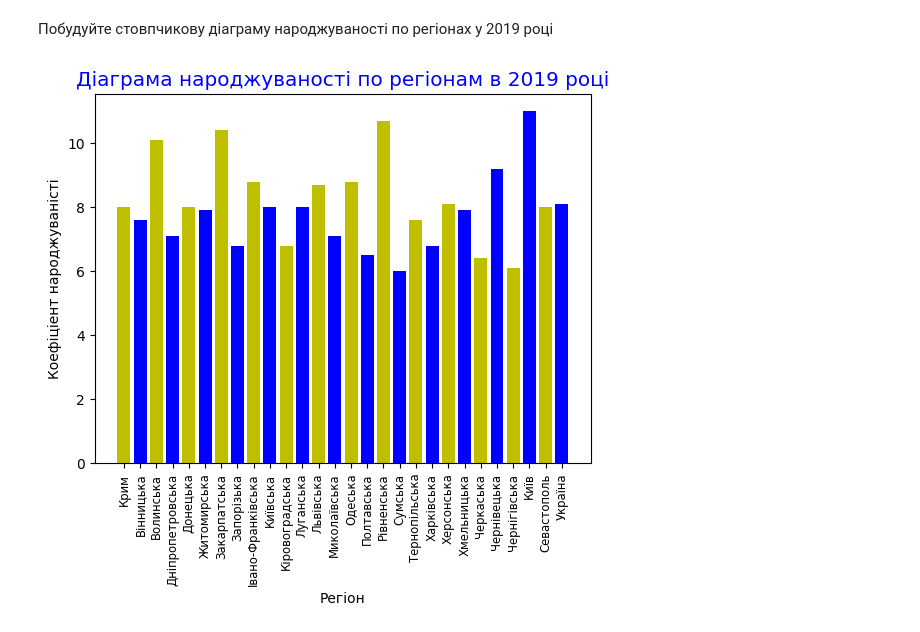
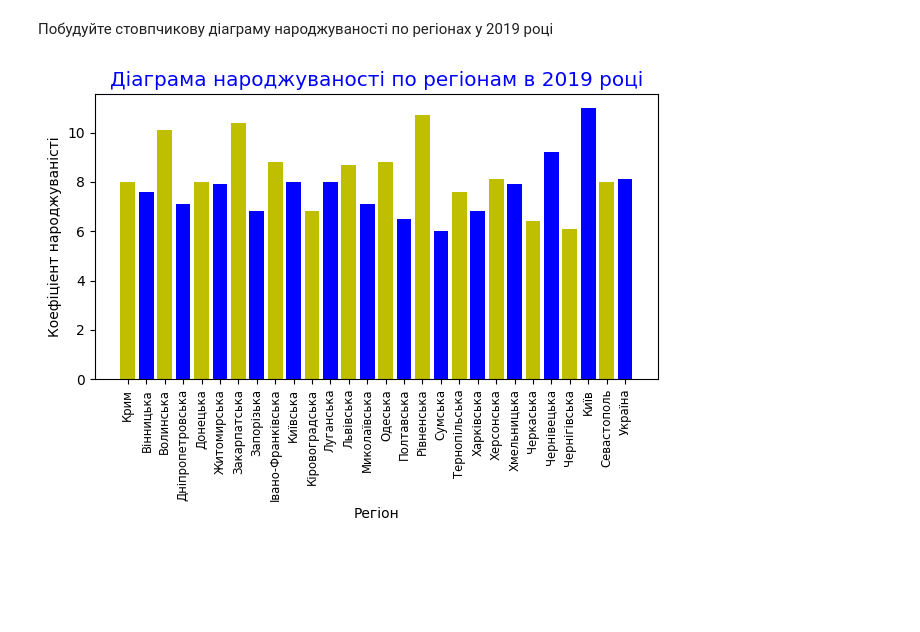
Before and after one commit to anton-akulenko/HW02-DS, a Jupyter notebook: DS_HW02_01.ipynb, the cells around one changed output. Saved outputs shown, nothing was run; the diff lists cells and outputs as text; code cells hidden in the pictures; blank space fills up the shorter version.

Commit message:
add charts

```diff
--- a/DS_HW02_01.ipynb
+++ b/DS_HW02_01.ipynb
@@ -292,12 +328,13 @@ table_fillna_mean[['Регіон', '2014']][table_fillna_mean['2014'] == table_f
 # %%
 import pandas as pd
 import matplotlib.pyplot as plt
 
-plt.bar(table_fillna_mean['Регіон'],table_fillna_mean['2019'], color=['y', 'b'])
+plt.bar(table_fillna_mean['Регіон'], table_fillna_mean['2019'], color=['y', 'b'])
 plt.xlabel('Регіон', fontsize='medium', color='k')
 plt.xticks(rotation=90, fontsize='small')
 plt.ylabel('Коефіціент народжуваністі', fontsize='medium', color='k')
 plt.title('Діаграма народжуваності по регіонам в 2019 році', fontsize='x-large', color='b')
+plt.tight_layout()
 plt.show()
 # %% [output]
-[figure, old version]
+[figure, new version]
```
Also changed, not shown: parts of 4 cells of this notebook.
